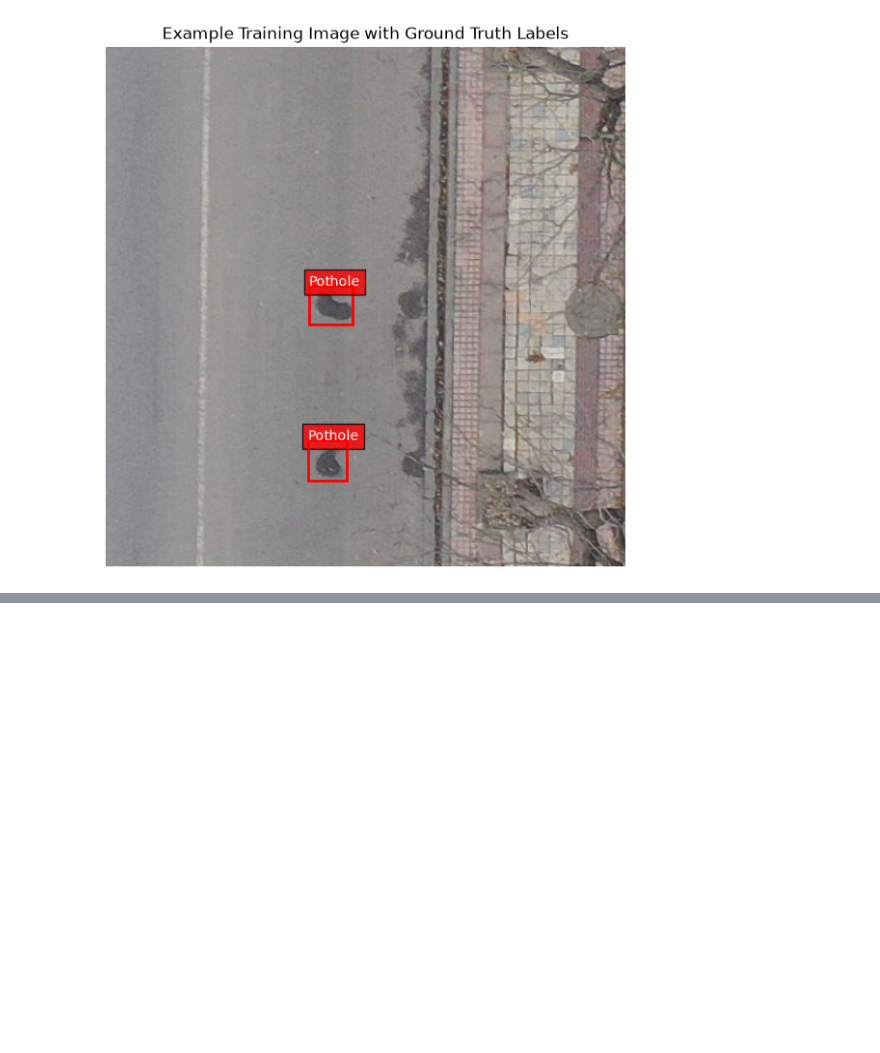
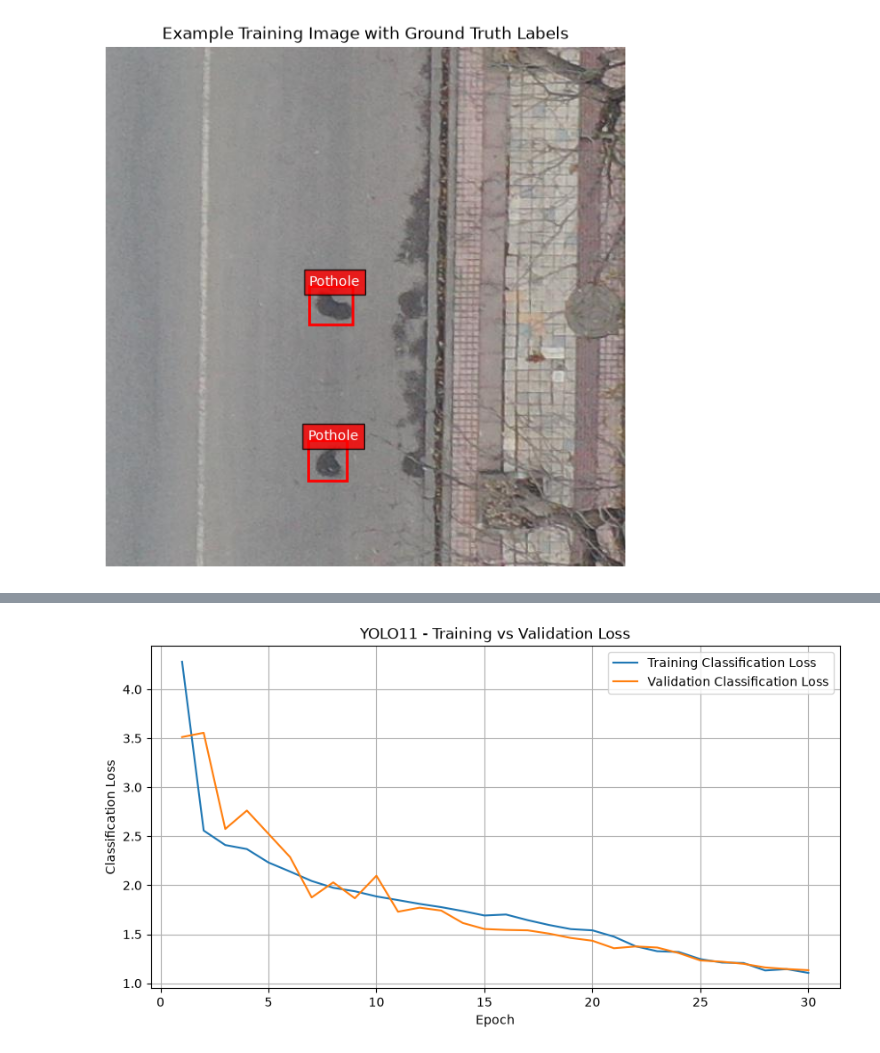
Before and after one commit to 94921234/daiist-assignment-2, a Jupyter notebook: train.ipynb, the cells around one changed output, grey strips where cells are left out. Cells and saved outputs as stored; diff of their text form; code cells hidden in the pictures; blank space fills up the shorter version.

```diff
--- a/train.ipynb
+++ b/train.ipynb
@@ -233,0 +270,23 @@ plt.show()
+# %%
+plt.figure(figsize=(10, 5))
+
+plt.plot(
+    results["epoch"],
+    results["train/cls_loss"],
+    label="Training Classification Loss"
+)
+
+plt.plot(
+    results["epoch"],
+    results["val/cls_loss"],
+    label="Validation Classification Loss"
+)
+
+plt.xlabel("Epoch")
+plt.ylabel("Classification Loss")
+plt.title("YOLO11 - Training vs Validation Loss")
+plt.legend()
+plt.grid(True)
+plt.show()
+# %% [output]
+[figure, added]
```
Also changed, not shown: parts of 4 cells of this notebook, 3 other files.
